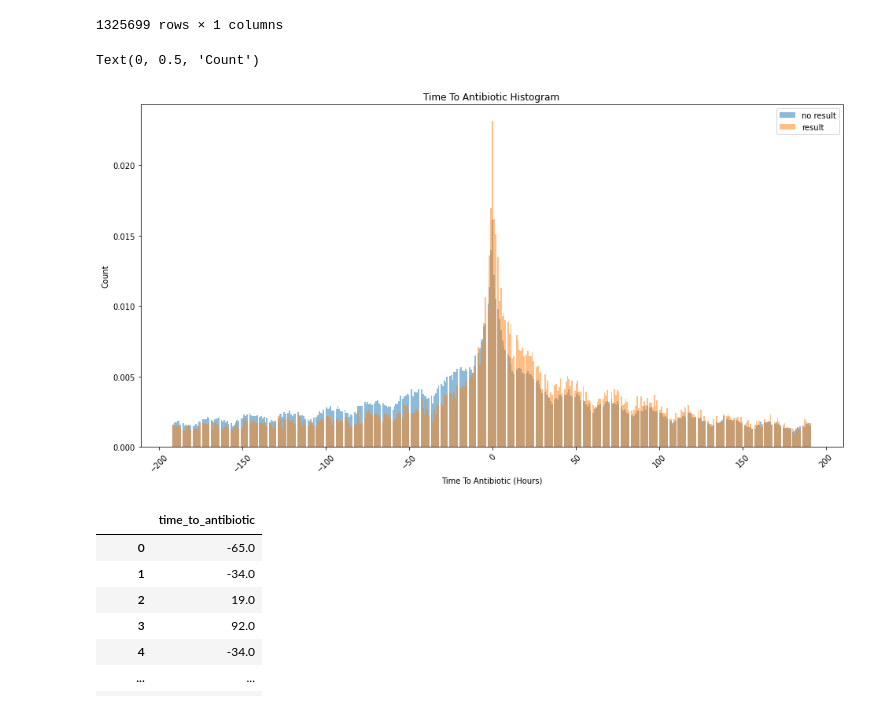
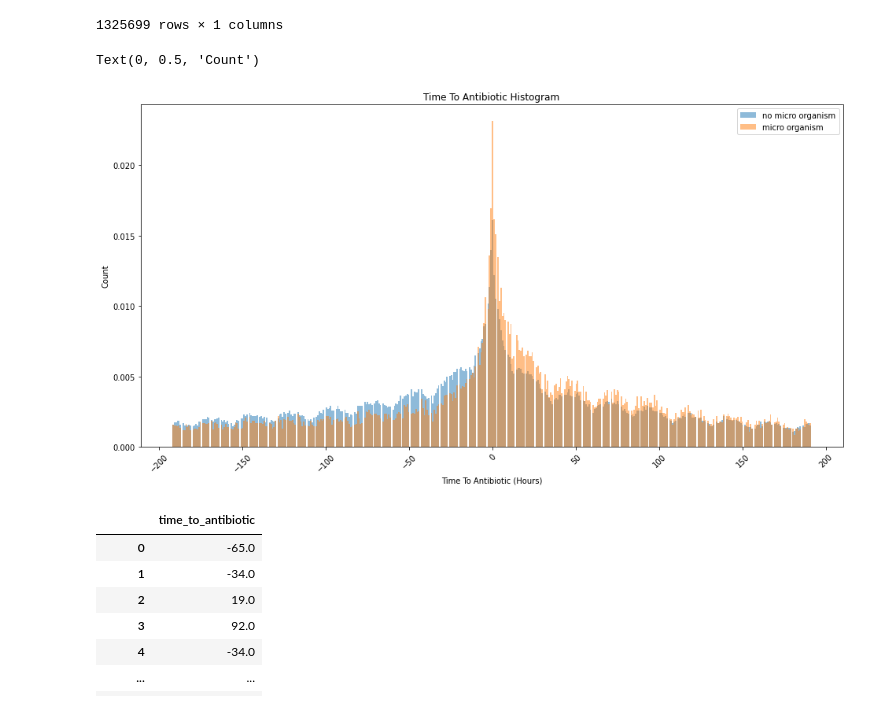
Before and after one commit to ryashpal/ML, a Jupyter notebook: mortality/explore_microbiology_cultures.ipynb, the cells around one changed output. Saved outputs shown, nothing was run; the diff lists cells and outputs as text; code cells hidden in the pictures.

Commit message:
updated graph label

```diff
--- a/mortality/explore_microbiology_cultures.ipynb
+++ b/mortality/explore_microbiology_cultures.ipynb
@@ -617,19 +617,19 @@ timeToAntibioticDf2
 # %%
 from matplotlib import pyplot as plt
 
 fig, ax = plt.subplots(figsize=(16, 8))
 plt.xticks(rotation = 45)
-plt.hist(timeToAntibioticDf1.time_to_antibiotic, density=True, bins=450, alpha=0.5, label='no result')
-plt.hist(timeToAntibioticDf2.time_to_antibiotic, density=True, bins=450, alpha=0.5, label='result')
+plt.hist(timeToAntibioticDf1.time_to_antibiotic, density=True, bins=450, alpha=0.5, label='no micro organism')
+plt.hist(timeToAntibioticDf2.time_to_antibiotic, density=True, bins=450, alpha=0.5, label='micro organism')
 
 plt.legend(loc='upper right')
 
 ax.set_title('Time To Antibiotic Histogram')
 ax.set_xlabel('Time To Antibiotic (Hours)')
 ax.set_ylabel('Count')
 # %% [output]
 Text(0, 0.5, 'Count')
-[figure, old version]
+[figure, new version]
 # %%
 timeToAntibioticSQuery = """
 select
```
